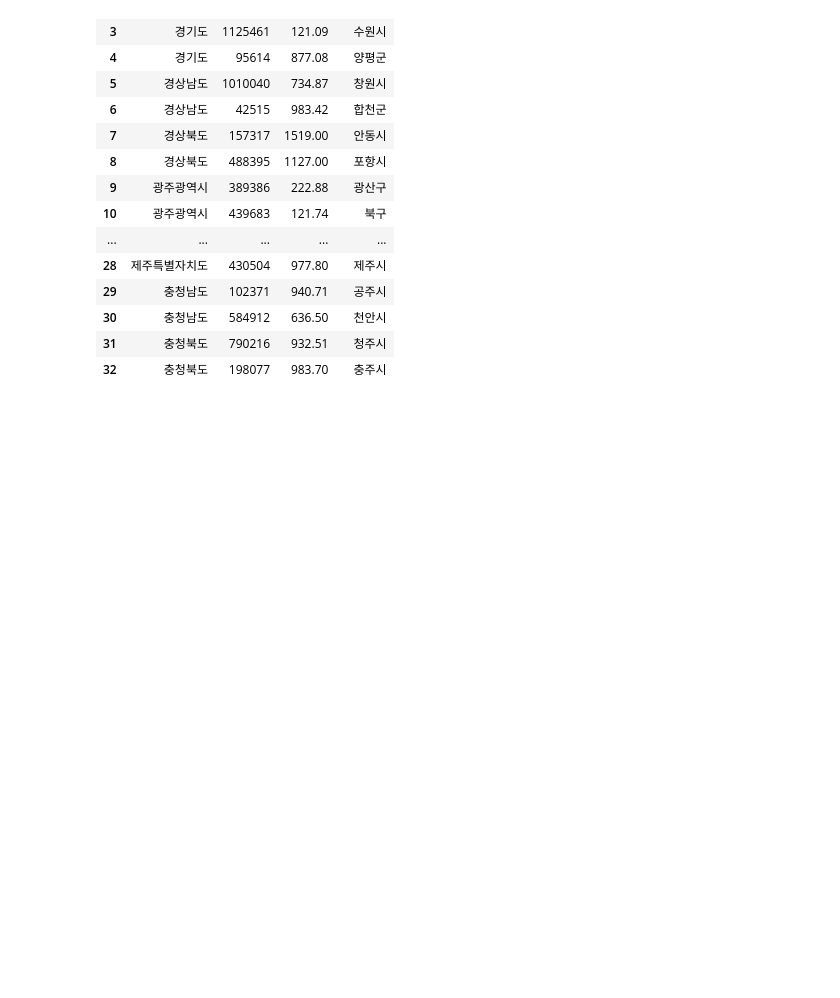
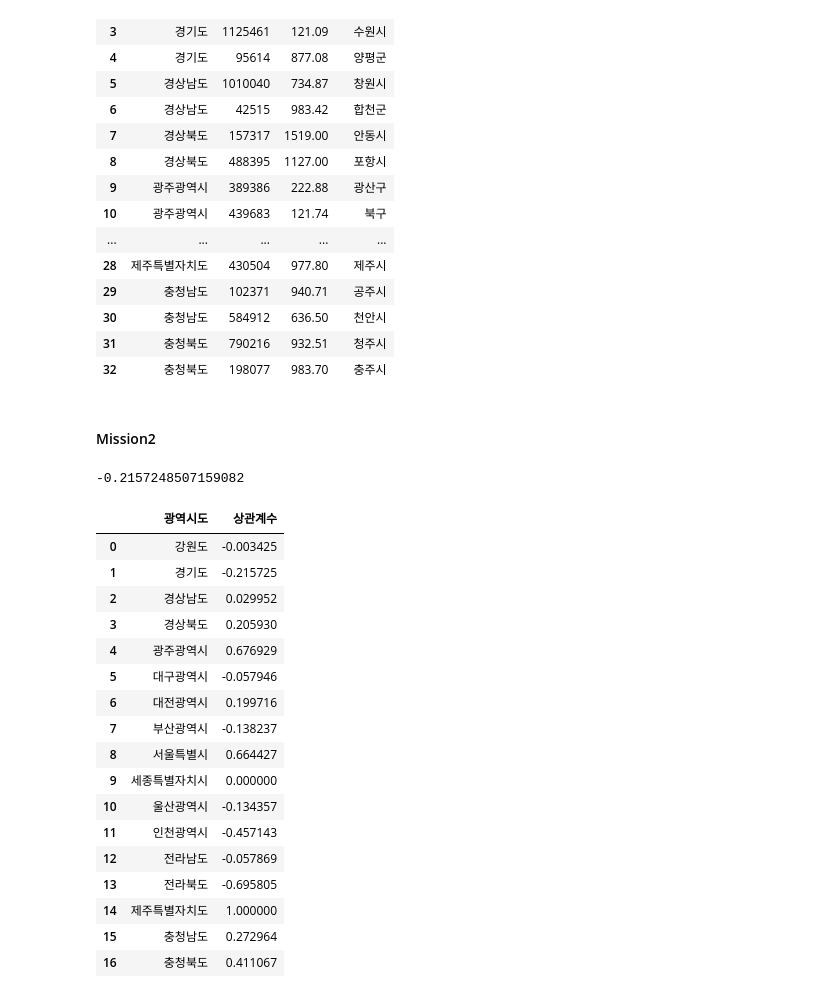
Before and after one commit to TheMatw/python_webscraping, a Jupyter notebook: 06행정구역정보분석.ipynb, the cells around one changed output. Cells and saved outputs as stored; diff of their text form; code cells hidden in the pictures; blank space fills up the shorter version.

Commit message:
mission2

```diff
--- a/06행정구역정보분석.ipynb
+++ b/06행정구역정보분석.ipynb
@@ -844,3 +844,14 @@ pop_max_place
 | 30 | 충청남도 | 584912 | 636.50 | 천안시 |
 | 31 | 충청북도 | 790216 | 932.51 | 청주시 |
 | 32 | 충청북도 | 198077 | 983.70 | 충주시 |
+# %% [markdown]
+#### Mission2
+# %%
+def get_corr(sido_name):
+    #서울특별시의 면적과 인구수의 상관계수 구하기
+    sido_df = data.loc[data['광역시도'] == sido_name]
+    return sido_df['면적'].corr(sido_df['인구수'])
+# %%
+get_corr('경기도')
+# %% [output]
+-0.2157248507159082
@@ -846,0 +860,31 @@ pop_max_place
+# %%
+import warnings
+warnings.filterwarnings('ignore')
+
+#새로운 DataFrame 객체생성
+corr_df = pd.DataFrame(columns=['광역시도','상관계수'])
+for sido_name in data['광역시도'].unique():
+    temp_dict = {'광역시도':sido_name,'상관계수': get_corr(sido_name) }
+    corr_df = corr_df.append(temp_dict, ignore_index=True)
+
+corr_df = corr_df.fillna(0)
+corr_df
+# %% [output]
+|  | 광역시도 | 상관계수 |
+| 0 | 강원도 | -0.003425 |
+| 1 | 경기도 | -0.215725 |
+| 2 | 경상남도 | 0.029952 |
+| 3 | 경상북도 | 0.205930 |
+| 4 | 광주광역시 | 0.676929 |
+| 5 | 대구광역시 | -0.057946 |
+| 6 | 대전광역시 | 0.199716 |
+| 7 | 부산광역시 | -0.138237 |
+| 8 | 서울특별시 | 0.664427 |
+| 9 | 세종특별자치시 | 0.000000 |
+| 10 | 울산광역시 | -0.134357 |
+| 11 | 인천광역시 | -0.457143 |
+| 12 | 전라남도 | -0.057869 |
+| 13 | 전라북도 | -0.695805 |
+| 14 | 제주특별자치도 | 1.000000 |
+| 15 | 충청남도 | 0.272964 |
+| 16 | 충청북도 | 0.411067 |
```
Also changed, not shown: parts of 1 cell of this notebook.
